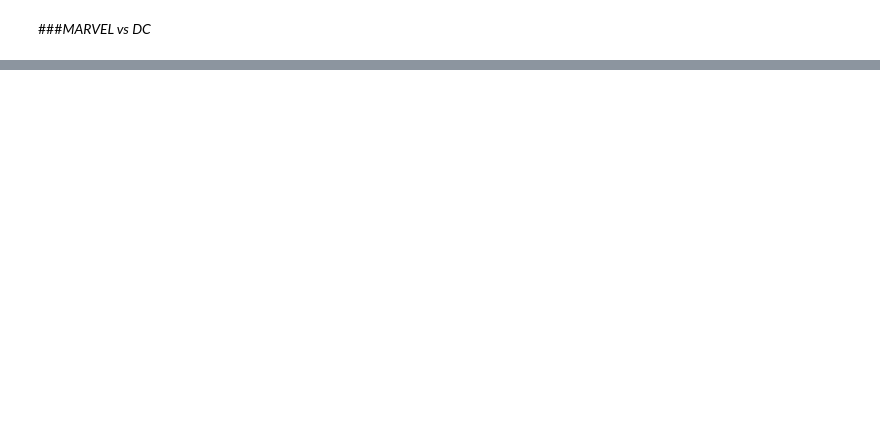
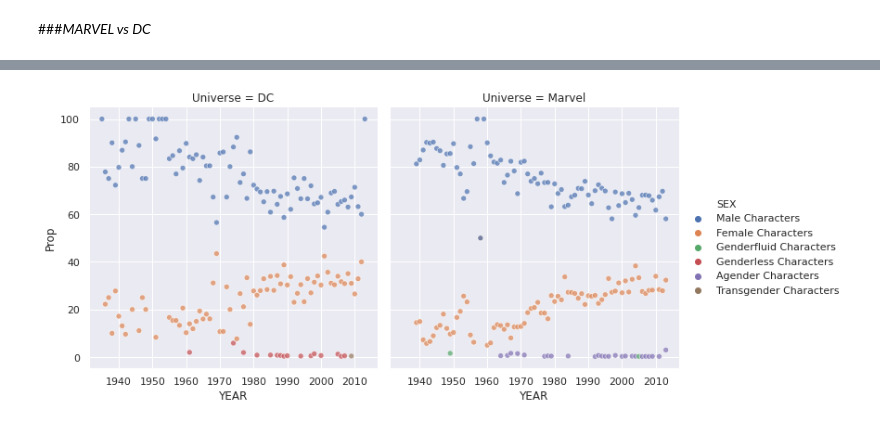
Before and after one commit to AlKafir666/Marvel-vs-DC-ML-and-BI, a Jupyter notebook: Marvel_vs_DC_Genero.ipynb, the cells around one changed output, grey strips where cells are left out. Cells and saved outputs as stored; diff of their text form; code cells hidden in the pictures; blank space fills up the shorter version.

```diff
--- a/Marvel_vs_DC_Genero.ipynb
+++ b/Marvel_vs_DC_Genero.ipynb
@@ -702,0 +127,6 @@ plt.show()
+# %%
+#We also wanted the proportion of characters of each gender and of each Universe where created by Year. To do so, we also calculated the total character of each universe by Year.
+df_Year_Sex_Univ_total = df.groupby(['YEAR','Universe']).size().reset_index(name='counts')
+df_Year_Sex_Univ_total['Totals'] = df_Year_Sex_Univ_total['counts']
+df_Year_Sex_Univ_total = df_Year_Sex_Univ_total.drop(['counts'], axis=1)
+df_Year_Sex_Univ_total
@@ -702,0 +147,7 @@ plt.show()
+# %%
+#Now we combine the Dataset with the Total count with the count by gender
+inner_join = pd.merge(df_Year_Sex_Univ,
+                      df_Year_Sex_Univ_total,
+                      on =['YEAR','Universe'],
+                      how ='inner')
+inner_join
@@ -702,0 +186,9 @@ plt.show()
+# %%
+#Graphic showing the proportion of new characters created by year and by gender
+sns.set()
+
+sns.relplot(x="YEAR", y="Prop", col="Universe",
+            hue="SEX", alpha=.7,
+            data=inner_join);
+# %% [output]
+[figure, added]
```
Also changed, not shown: parts of 105 cells of this notebook.
